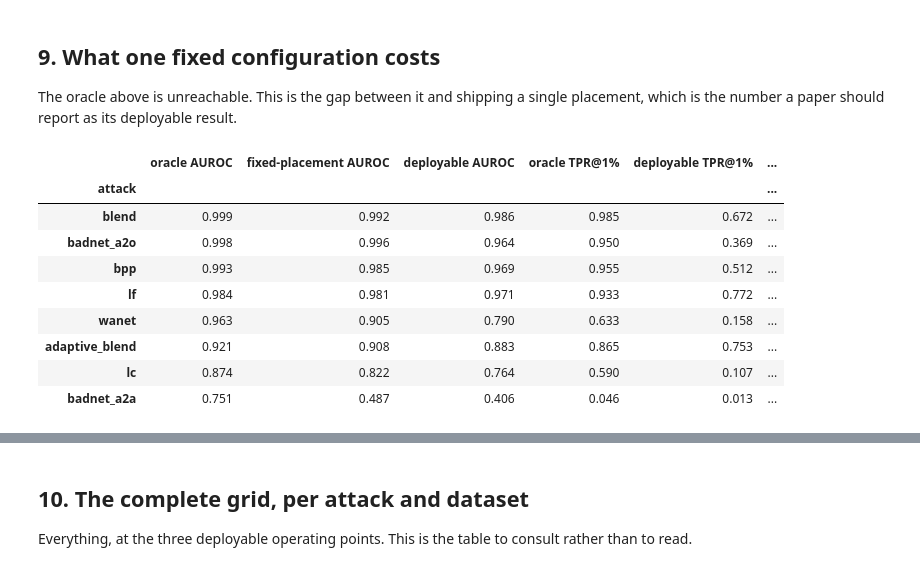
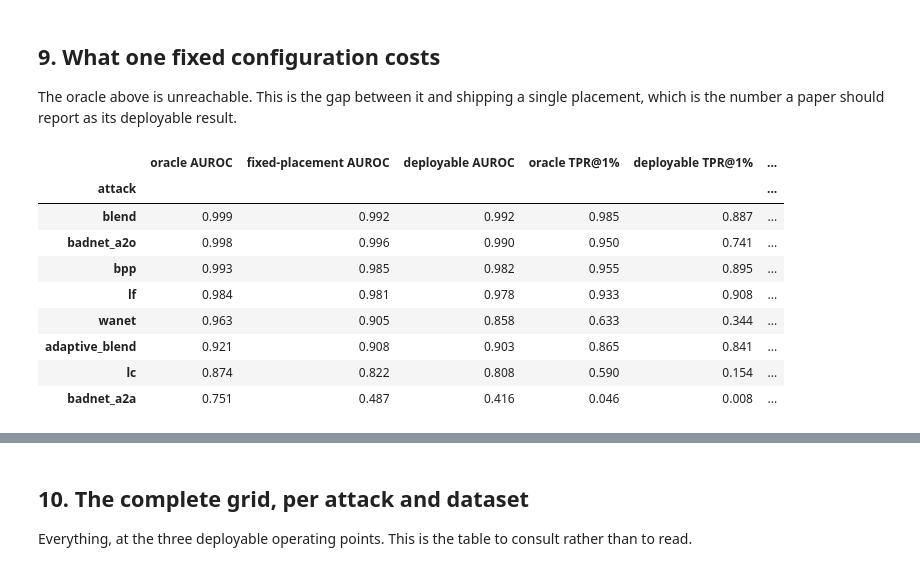
Before and after one commit to PjotrVr/psbd-transformer, a Jupyter notebook: notebooks/13-operating-points-and-placement.ipynb, the cells around one changed output, grey strips where cells are left out. Cells and saved outputs as stored; diff of their text form; code cells hidden in the pictures.

```diff
--- a/notebooks/13-operating-points-and-placement.ipynb
+++ b/notebooks/13-operating-points-and-placement.ipynb
@@ -750,42 +834,42 @@ placement, which is the number a paper should report as its deployable result.
 fixed_placement = flat.reset_index()
 fixed_placement = fixed_placement[fixed_placement["placement"] == DEPLOY]
 fixed_placement = fixed_placement.loc[
     fixed_placement.groupby("attack")["AUROC"].idxmax()
 ].set_index("attack")
 
 # Fully deployable: placement AND rate fixed, the rate chosen from clean
 # validation only as the smallest reaching the target shift ratio.
 reachable = flat.reset_index()
 reachable = reachable[
-    (reachable["placement"] == DEPLOY) & (reachable["sigma"] >= TARGET_SHIFT)
+    (reachable["placement"] == DEPLOY) & (reachable["sigma"] >= ADAPTIVE_SHIFT_TARGET)
 ]
 deployable = reachable.loc[reachable.groupby("attack")["rate"].idxmin()].set_index("attack")
 
 comparison = pd.DataFrame({
     "oracle AUROC": best_by_auroc.reset_index().set_index("attack")["AUROC"],
     "fixed-placement AUROC": fixed_placement["AUROC"],
     "deployable AUROC": deployable["AUROC"],
     "oracle TPR@1%": best_at_tight.reset_index().set_index("attack")["TPR@1%FPR"],
     "deployable TPR@1%": deployable["TPR@1%FPR"],
 })
 comparison["placement choice is worth"] = (
     comparison["oracle AUROC"] - comparison["fixed-placement AUROC"]
 )
 comparison["rate choice is worth"] = (
     comparison["fixed-placement AUROC"] - comparison["deployable AUROC"]
 )
 comparison.sort_values("oracle AUROC", ascending=False).round(3)
 # %% [output]
 |  | oracle AUROC | fixed-placement AUROC | deployable AUROC | oracle TPR@1% | deployable TPR@1% | ... |
 | attack |  |  |  |  |  | ... |
-| blend | 0.999 | 0.992 | 0.986 | 0.985 | 0.672 | ... |
-| badnet_a2o | 0.998 | 0.996 | 0.964 | 0.950 | 0.369 | ... |
-| bpp | 0.993 | 0.985 | 0.969 | 0.955 | 0.512 | ... |
-| lf | 0.984 | 0.981 | 0.971 | 0.933 | 0.772 | ... |
-| wanet | 0.963 | 0.905 | 0.790 | 0.633 | 0.158 | ... |
-| adaptive_blend | 0.921 | 0.908 | 0.883 | 0.865 | 0.753 | ... |
-| lc | 0.874 | 0.822 | 0.764 | 0.590 | 0.107 | ... |
-| badnet_a2a | 0.751 | 0.487 | 0.406 | 0.046 | 0.013 | ... |
+| blend | 0.999 | 0.992 | 0.992 | 0.985 | 0.887 | ... |
+| badnet_a2o | 0.998 | 0.996 | 0.990 | 0.950 | 0.741 | ... |
+| bpp | 0.993 | 0.985 | 0.982 | 0.955 | 0.895 | ... |
+| lf | 0.984 | 0.981 | 0.978 | 0.933 | 0.908 | ... |
+| wanet | 0.963 | 0.905 | 0.858 | 0.633 | 0.344 | ... |
+| adaptive_blend | 0.921 | 0.908 | 0.903 | 0.865 | 0.841 | ... |
+| lc | 0.874 | 0.822 | 0.808 | 0.590 | 0.154 | ... |
+| badnet_a2a | 0.751 | 0.487 | 0.416 | 0.046 | 0.008 | ... |
 # %%
 print("Decomposing what knowing the answer in advance is worth:")
 print()
```
Also changed, not shown: parts of 15 cells of this notebook, 9 other files.
